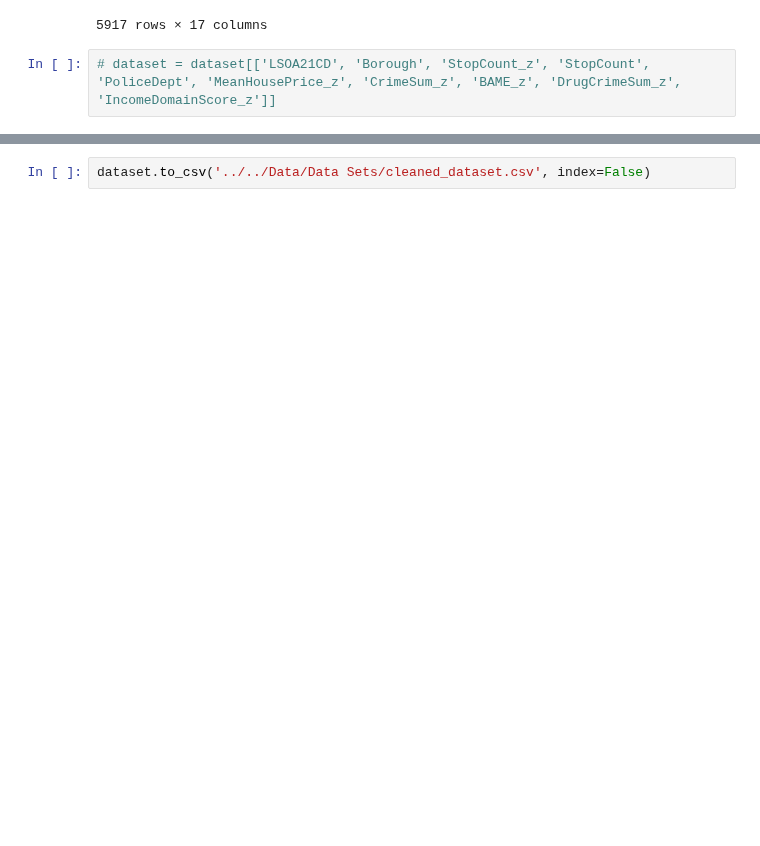
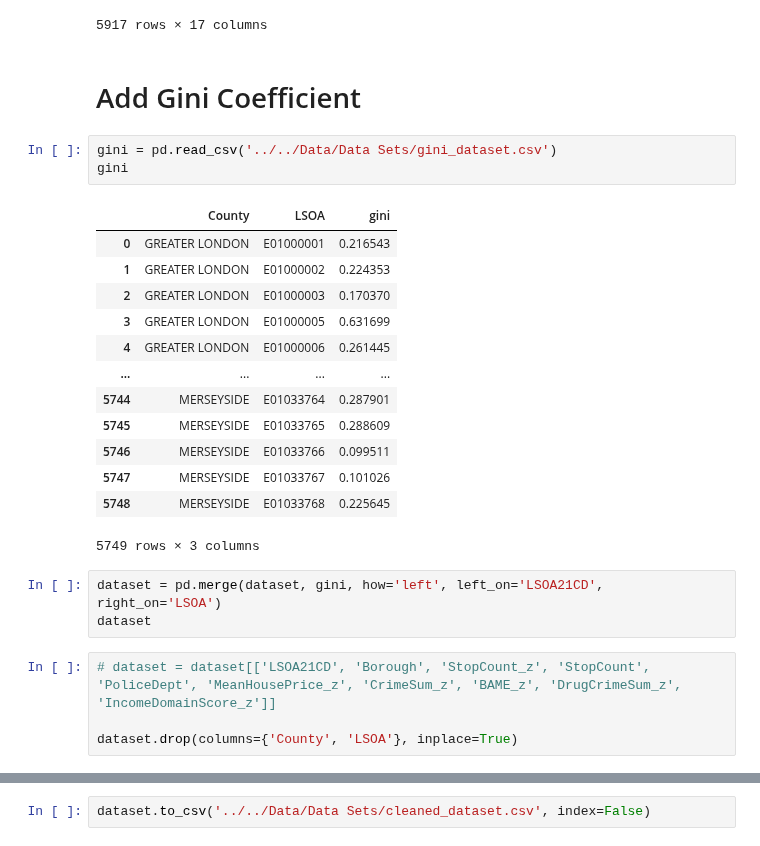
Before and after one commit to KofiBartonByfield/Dissertation, a Jupyter notebook: Code/Data Collection/clean_csv.ipynb, the cells around one changed output, grey strips where cells are left out. Drawn from its saved outputs; the diff is of its cells as text; blank space fills up the shorter version.

Commit message:
add gini to main csv

```diff
--- a/Code/Data Collection/clean_csv.ipynb
+++ b/Code/Data Collection/clean_csv.ipynb
@@ -137,5 +137,29 @@ dataset
 | 5915 | 43.0 | 24.0 | E01004663 | Westminster | 1417 | 37.47 | 19021.0 | 333.0 | ... |
 | 5916 | 135.0 | 61.0 | E01004665 | Westminster | 1456 | 60.10 | 2928.0 | 299.0 | ... |
 5917 rows × 17 columns
+# %% [markdown]
+# Add Gini Coefficient
+# %%
+gini = pd.read_csv('../../Data/Data Sets/gini_dataset.csv')
+gini
+# %% [output]
+|  | County | LSOA | gini |
+| 0 | GREATER LONDON | E01000001 | 0.216543 |
+| 1 | GREATER LONDON | E01000002 | 0.224353 |
+| 2 | GREATER LONDON | E01000003 | 0.170370 |
+| 3 | GREATER LONDON | E01000005 | 0.631699 |
+| 4 | GREATER LONDON | E01000006 | 0.261445 |
+| ... | ... | ... | ... |
+| 5744 | MERSEYSIDE | E01033764 | 0.287901 |
+| 5745 | MERSEYSIDE | E01033765 | 0.288609 |
+| 5746 | MERSEYSIDE | E01033766 | 0.099511 |
+| 5747 | MERSEYSIDE | E01033767 | 0.101026 |
+| 5748 | MERSEYSIDE | E01033768 | 0.225645 |
+5749 rows × 3 columns
+# %%
+dataset = pd.merge(dataset, gini, how='left', left_on='LSOA21CD', right_on='LSOA')
+dataset
 # %%
 # dataset = dataset[['LSOA21CD', 'Borough', 'StopCount_z', 'StopCount', 'PoliceDept', 'MeanHousePrice_z', 'CrimeSum_z', 'BAME_z', 'DrugCrimeSum_z', 'IncomeDomainScore_z']]
+
+dataset.drop(columns={'County', 'LSOA'}, inplace=True)
```
Also changed, not shown: parts of 1 cell of this notebook.
